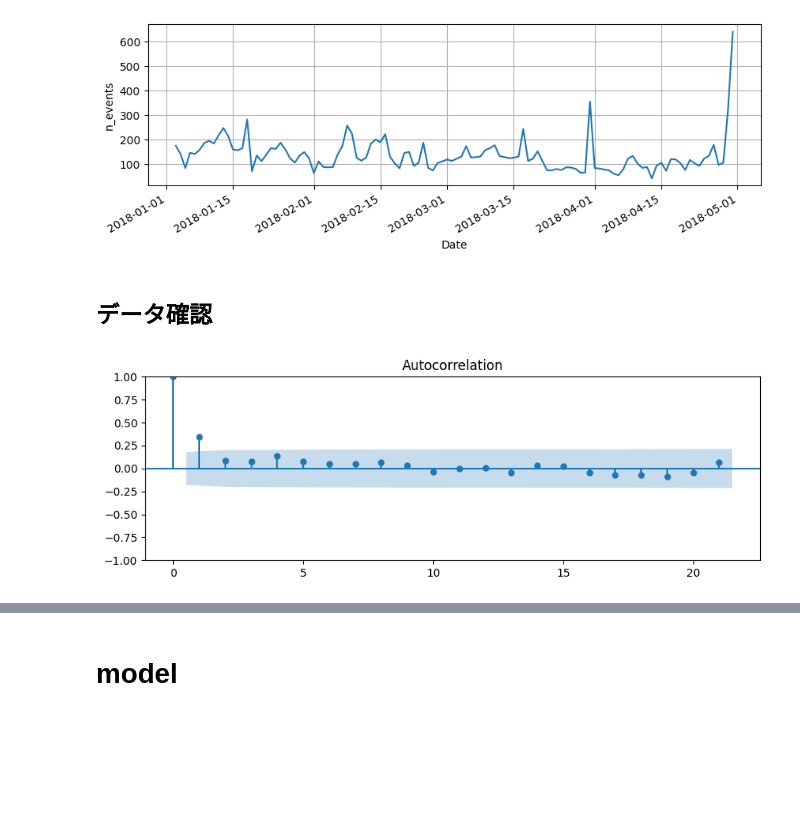
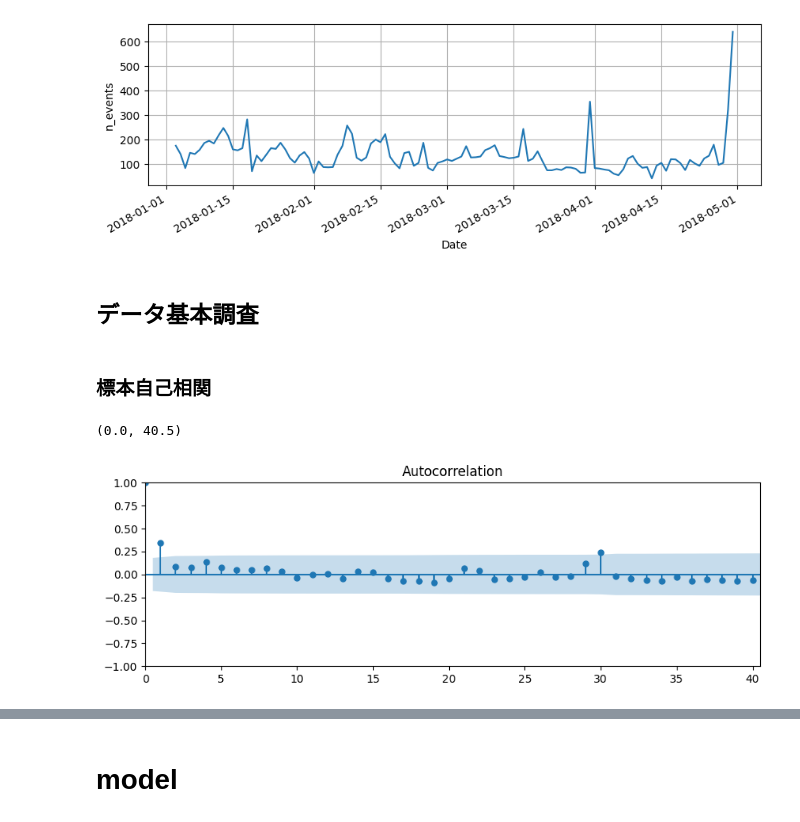
Before and after one commit to RyuichiHashimoto/StatisticsStudy, a Jupyter notebook: notebook/books/セキュリティエンジニアのための機械学習/6章.ipynb, the cells around one changed output, grey strips where cells are left out. Saved outputs shown, nothing was run; the diff lists cells and outputs as text; code cells hidden in the pictures; blank space fills up the shorter version.

```diff
--- a/notebook/books/セキュリティエンジニアのための機械学習/6章.ipynb
+++ b/notebook/books/セキュリティエンジニアのための機械学習/6章.ipynb
@@ -49,4 +50,4 @@ sns.lineplot(tmp, x = "Date", y= "n_events", legend="full")
 <Axes: xlabel='Date', ylabel='n_events'>
 [figure]
 # %% [markdown]
-## データ確認
+## データ基本調査
@@ -55,4 +54,8 @@ from statsmodels.graphics.tsaplots import plot_acf
+# %% [markdown]
+### 標本自己相関
 # %%
-plot_acf(tmp.get_column("n_events").to_numpy(), missing = "drop");
+plot_acf(tmp.get_column("n_events").to_numpy(), missing = "drop", lags=40);
+plt.xlim((0.0, 40.5))
 # %% [output]
+(0.0, 40.5)
-[figure, old version]
+[figure, new version]
```
Also changed, not shown: parts of 37 cells of this notebook, 5 other files.
